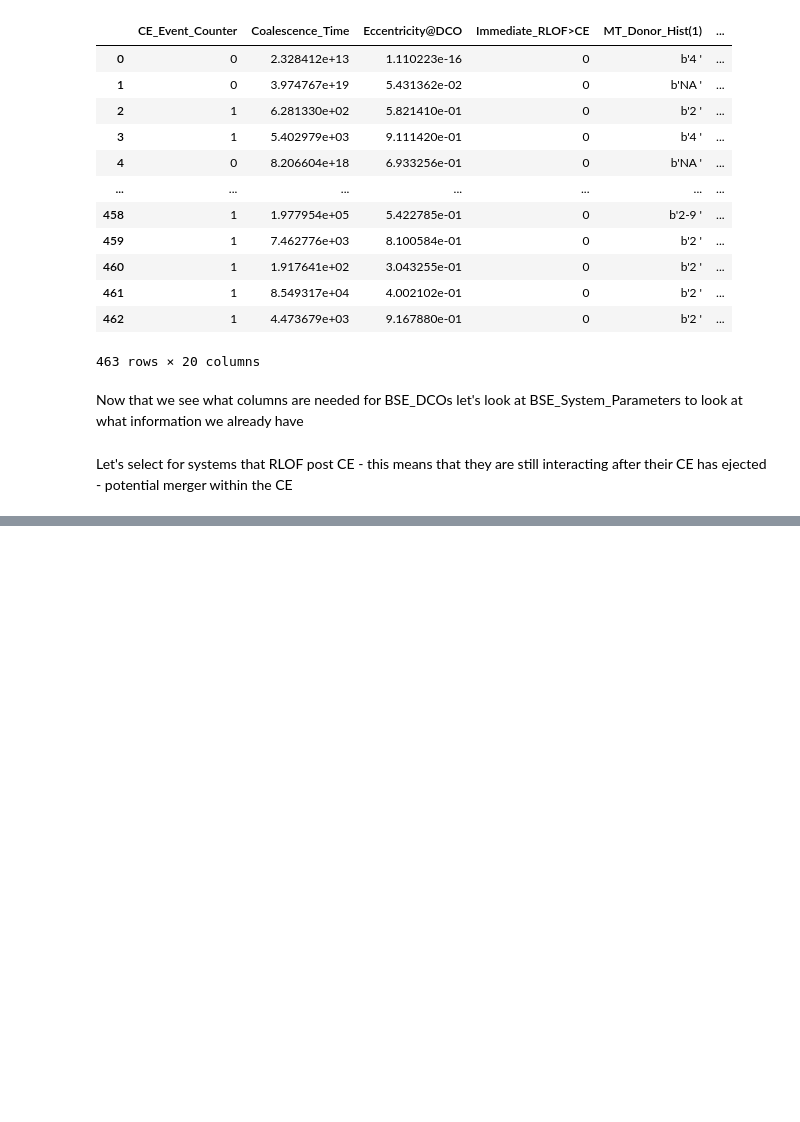
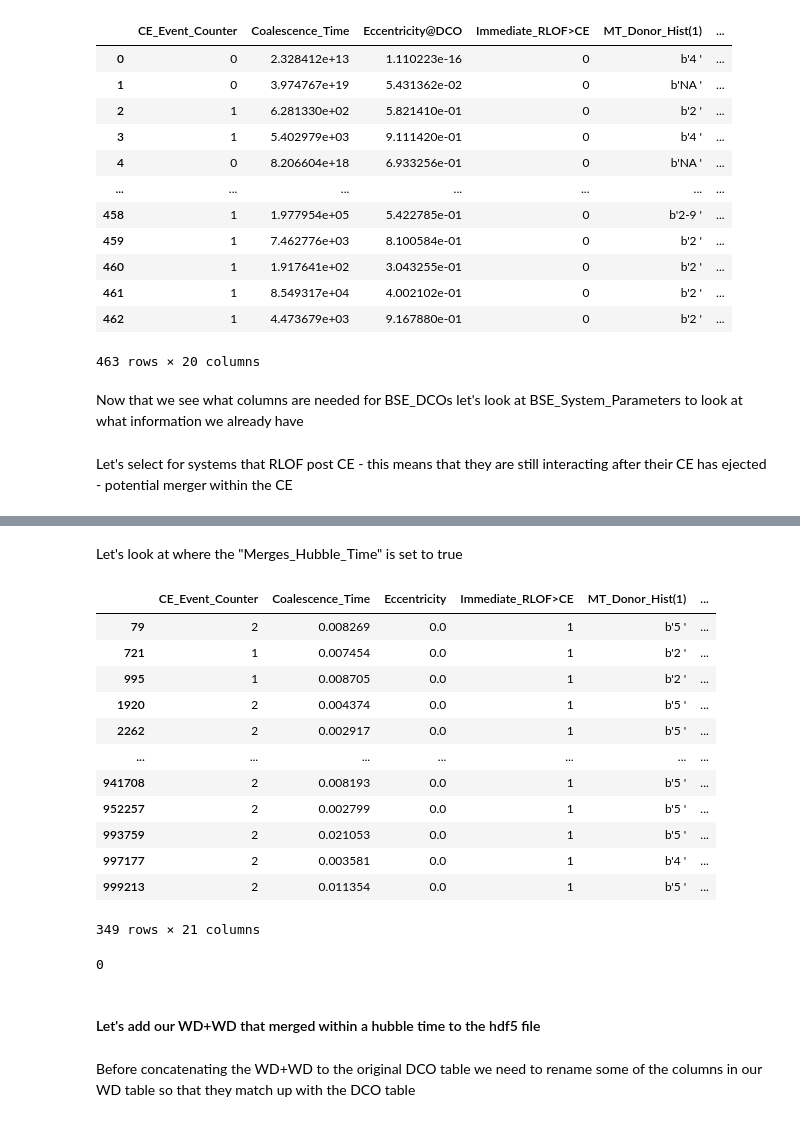
Before and after one commit to melanie-santiago26/research_work, a Jupyter notebook: making_figures/RLOF_Post_CE.ipynb, the cells around one changed output, grey strips where cells are left out. Saved outputs shown, nothing was run; the diff lists cells and outputs as text; code cells hidden in the pictures; blank space fills up the shorter version.

```diff
--- a/making_figures/RLOF_Post_CE.ipynb
+++ b/making_figures/RLOF_Post_CE.ipynb
@@ -72,0 +245,26 @@ WD_SP_edit = WD_SP_edit[rlof_post_ce]
+# %% [markdown]
+Let's look at where the \"Merges_Hubble_Time\" is set to true
+# %%
+# there is only one system that merges before hubble time
+WDWD_Merge = WDWD_EDIT_SYS[WDWD_EDIT_SYS['Merges_Hubble_Time']==True]
+WDWD_Merge
+# %% [output]
+|  | CE_Event_Counter | Coalescence_Time | Eccentricity | Immediate_RLOF>CE | MT_Donor_Hist(1) | ... |
+| 79 | 2 | 0.008269 | 0.0 | 1 | b'5 ' | ... |
+| 721 | 1 | 0.007454 | 0.0 | 1 | b'2 ' | ... |
+| 995 | 1 | 0.008705 | 0.0 | 1 | b'2 ' | ... |
+| 1920 | 2 | 0.004374 | 0.0 | 1 | b'5 ' | ... |
+| 2262 | 2 | 0.002917 | 0.0 | 1 | b'5 ' | ... |
+| ... | ... | ... | ... | ... | ... | ... |
+| 941708 | 2 | 0.008193 | 0.0 | 1 | b'5 ' | ... |
+| 952257 | 2 | 0.002799 | 0.0 | 1 | b'5 ' | ... |
+| 993759 | 2 | 0.021053 | 0.0 | 1 | b'5 ' | ... |
+| 997177 | 2 | 0.003581 | 0.0 | 1 | b'4 ' | ... |
+| 999213 | 2 | 0.011354 | 0.0 | 1 | b'5 ' | ... |
+349 rows × 21 columns
+# %%
+# making sure all of these systems do not experience a stellar merger
+bool_merge = WDWD_Merge['Merger']==False
+sum(bool_merge)
+# %% [output]
+0
@@ -72,0 +274,4 @@ WD_SP_edit = WD_SP_edit[rlof_post_ce]
+# %% [markdown]
+#### Let's add our WD+WD that merged within a hubble time to the hdf5 file
+# %% [markdown]
+Before concatenating the WD+WD to the original DCO table we need to rename some of the columns in our WD table so that they match up with the DCO table
```
Also changed, not shown: parts of 42 cells of this notebook, 2 other files.
